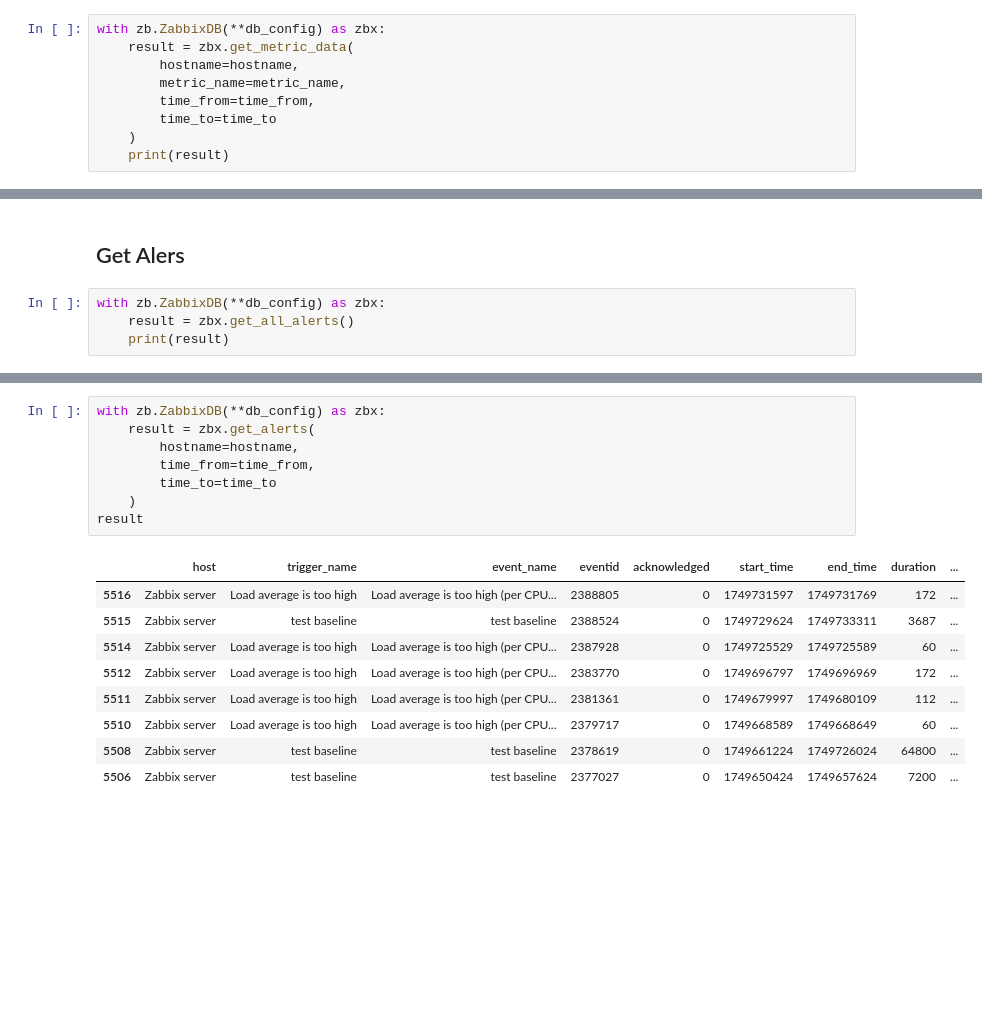
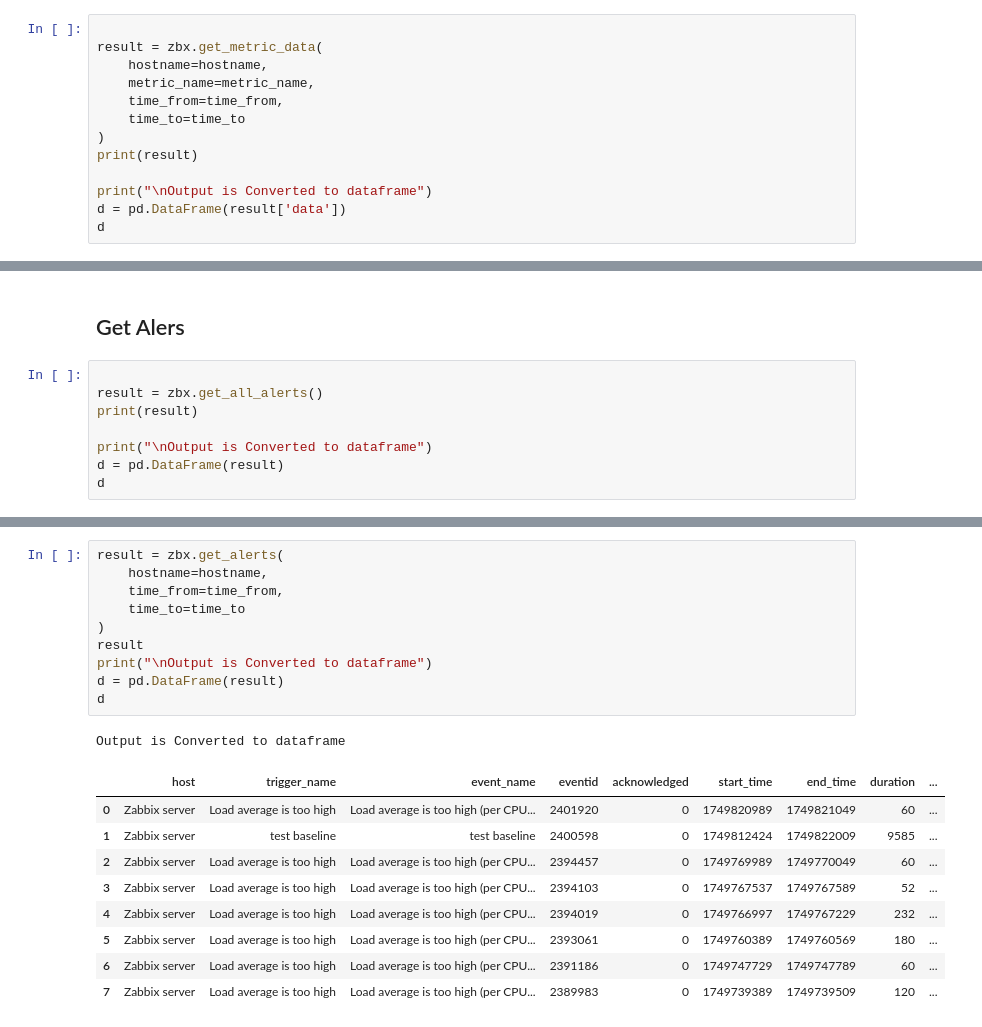
Before and after one commit to Kartik240803/zabbix, a Jupyter notebook: lib_tester.ipynb, the cells around one changed output, grey strips where cells are left out. Cells and saved outputs as stored; diff of their text form; blank space fills up the shorter version.

```diff
--- a/lib_tester.ipynb
+++ b/lib_tester.ipynb
@@ -71,12 +114,16 @@ with zb.ZabbixDB(**db_config) as zbx:
 # %% [markdown]
 This is the valid statistical_measure ['min', 'max', 'mean', 'median', 'stdev', 'sum', 'count', 'range', 'mad', 'last', 'avg']
 # %%
-with zb.ZabbixDB(**db_config) as zbx:
-    result = zbx.get_metric_data(
-        hostname=hostname,
-        metric_name=metric_name,
-        time_from=time_from,
-        time_to=time_to
-    )
-    print(result)
+
+result = zbx.get_metric_data(
+    hostname=hostname,
+    metric_name=metric_name,
+    time_from=time_from,
+    time_to=time_to
+)
+print(result)
+
+print("\nOutput is Converted to dataframe")
+d = pd.DataFrame(result['data'])
+d
 # %% [output]
@@ -84,8 +146,12 @@ with zb.ZabbixDB(**db_config) as zbx:
 # %% [markdown]
 ## Get Alers
 # %%
-with zb.ZabbixDB(**db_config) as zbx:
-    result = zbx.get_all_alerts()
-    print(result)
+
+result = zbx.get_all_alerts()
+print(result)
+
+print("\nOutput is Converted to dataframe")
+d = pd.DataFrame(result)
+d
 # %% [output]
 [{'host': 'Zabbix server', 'trigger_name': '{HOST.NAME} has been restarted', 'event_name': 'Zabbix server has been restarted (uptime < 10m)', 'eventid': 7, 'acknowledged': 0, 'start_time': 1722422250, ...
@@ -92,19 +171,22 @@ with zb.ZabbixDB(**db_config) as zbx:
 # %%
-with zb.ZabbixDB(**db_config) as zbx:
-    result = zbx.get_alerts(
-        hostname=hostname,
-        time_from=time_from,
-        time_to=time_to
-    )
+result = zbx.get_alerts(
+    hostname=hostname,
+    time_from=time_from,
+    time_to=time_to
+)
 result
+print("\nOutput is Converted to dataframe")
+d = pd.DataFrame(result)
+d
 # %% [output]
+Output is Converted to dataframe
 |  | host | trigger_name | event_name | eventid | acknowledged | start_time | end_time | duration | ... |
-| 5516 | Zabbix server | Load average is too high | Load average is too high (per CPU... | 2388805 | 0 | 1749731597 | 1749731769 | 172 | ... |
-| 5515 | Zabbix server | test baseline | test baseline | 2388524 | 0 | 1749729624 | 1749733311 | 3687 | ... |
-| 5514 | Zabbix server | Load average is too high | Load average is too high (per CPU... | 2387928 | 0 | 1749725529 | 1749725589 | 60 | ... |
-| 5512 | Zabbix server | Load average is too high | Load average is too high (per CPU... | 2383770 | 0 | 1749696797 | 1749696969 | 172 | ... |
-| 5511 | Zabbix server | Load average is too high | Load average is too high (per CPU... | 2381361 | 0 | 1749679997 | 1749680109 | 112 | ... |
-| 5510 | Zabbix server | Load average is too high | Load average is too high (per CPU... | 2379717 | 0 | 1749668589 | 1749668649 | 60 | ... |
-| 5508 | Zabbix server | test baseline | test baseline | 2378619 | 0 | 1749661224 | 1749726024 | 64800 | ... |
-| 5506 | Zabbix server | test baseline | test baseline | 2377027 | 0 | 1749650424 | 1749657624 | 7200 | ... |
+| 0 | Zabbix server | Load average is too high | Load average is too high (per CPU... | 2401920 | 0 | 1749820989 | 1749821049 | 60 | ... |
+| 1 | Zabbix server | test baseline | test baseline | 2400598 | 0 | 1749812424 | 1749822009 | 9585 | ... |
+| 2 | Zabbix server | Load average is too high | Load average is too high (per CPU... | 2394457 | 0 | 1749769989 | 1749770049 | 60 | ... |
+| 3 | Zabbix server | Load average is too high | Load average is too high (per CPU... | 2394103 | 0 | 1749767537 | 1749767589 | 52 | ... |
+| 4 | Zabbix server | Load average is too high | Load average is too high (per CPU... | 2394019 | 0 | 1749766997 | 1749767229 | 232 | ... |
+| 5 | Zabbix server | Load average is too high | Load average is too high (per CPU... | 2393061 | 0 | 1749760389 | 1749760569 | 180 | ... |
+| 6 | Zabbix server | Load average is too high | Load average is too high (per CPU... | 2391186 | 0 | 1749747729 | 1749747789 | 60 | ... |
+| 7 | Zabbix server | Load average is too high | Load average is too high (per CPU... | 2389983 | 0 | 1749739389 | 1749739509 | 120 | ... |
 # %%
```
Also changed, not shown: parts of 13 cells of this notebook, 5 other files.
